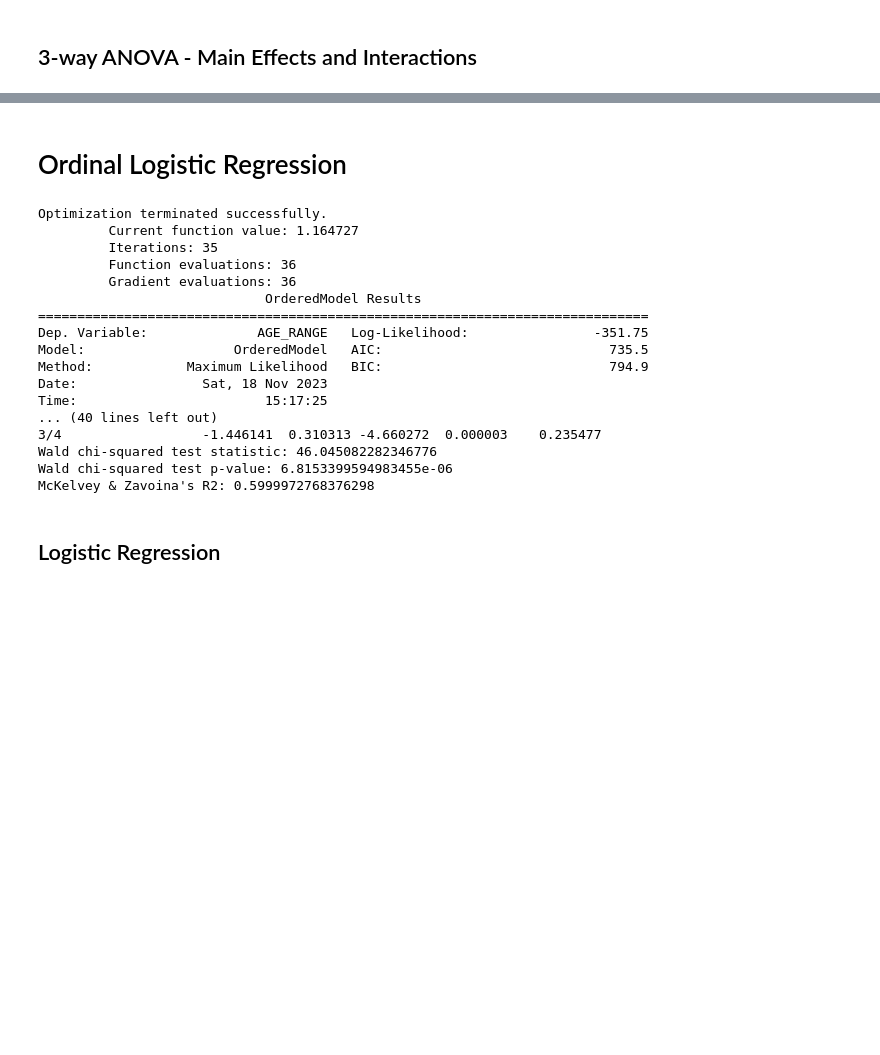
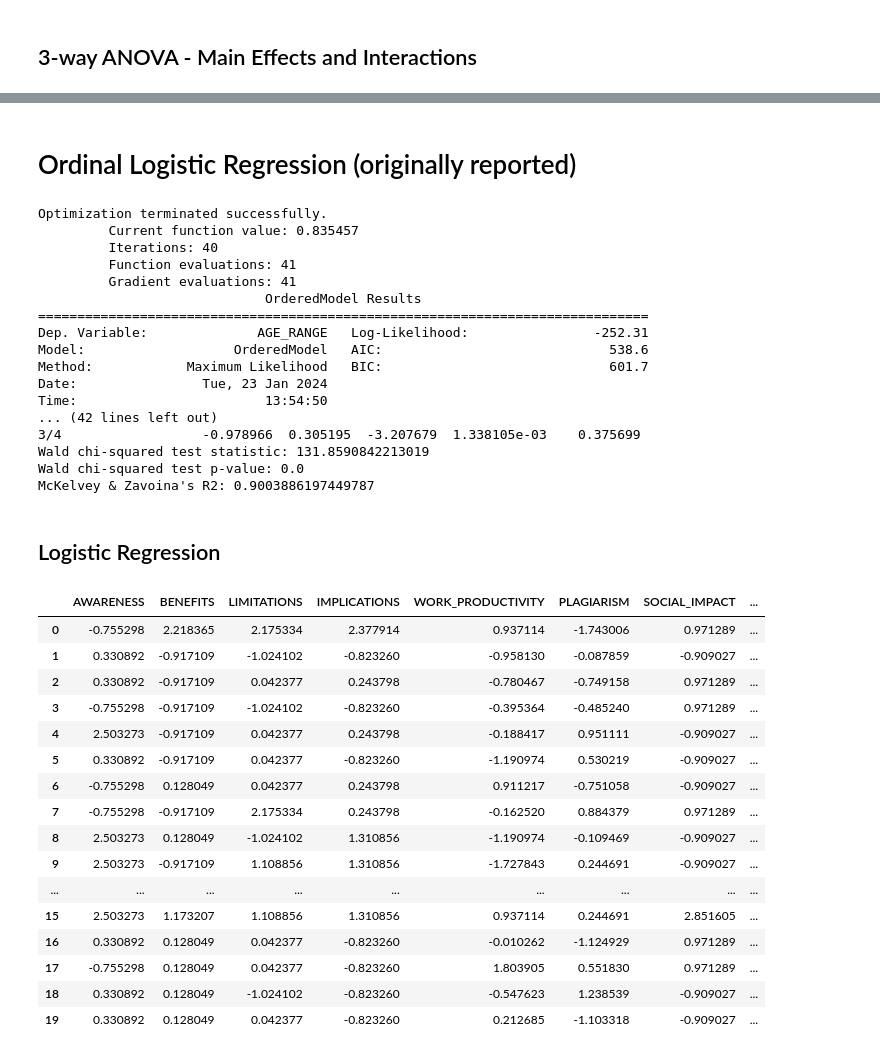
Before and after one commit to cfsarmiento/Early-Perceptions-of-Impact-of-Generative-AI-on-Higher-Education-Research, a Jupyter notebook: ChatGPT_poll_composite_vars_analysis_v2.ipynb, the cells around one changed output, grey strips where cells are left out. Drawn from its saved outputs; the diff is of its cells as text; code cells hidden in the pictures; blank space fills up the shorter version.

```diff
--- a/ChatGPT_poll_composite_vars_analysis_v2.ipynb
+++ b/ChatGPT_poll_composite_vars_analysis_v2.ipynb
@@ -905,33 +900,27 @@ Instructor Student  -0.3101 0.0051 -0.5262 -0.0941   True
 ---------------------------------------------------------
 # %% [markdown]
-# Ordinal Logistic Regression
+# Ordinal Logistic Regression (originally reported)
 # %%
 import statsmodels.api as sm
 from statsmodels.miscmodels.ordinal_model import OrderedModel
 from scipy.stats import chi2
 
-# Create synthetic data
-np.random.seed(0)
-n = 500  # Number of samples
-income = np.random.normal(50000, 10000, n)  # Synthetic income data
-education_level = np.random.choice(['HighSchool', 'Bachelors', 'Masters'], n)  # Synthetic education level data
-age_range = np.random.choice(['18-21', '22-29', '30-41', '42-45', '46+'], n)  # Synthetic age range data
-
 variables = ['AWARENESS', 'BENEFITS', 'LIMITATIONS', 'IMPLICATIONS',
              'WORK_PRODUCTIVITY', 'PLAGIARISM', 'SOCIAL_IMPACT',
-             'HIGHERED_BENEFIT', 'USAGE', 'RESP_USE_TRUST_BENEF', 'TRUST','AGE_RANGE', 'GENDER']
+             'HIGHERED_BENEFIT', 'USAGE', 'RESP_USE_TRUST_BENEF', 'TRUST','AGE_RANGE', 'GENDER', 'OCCUPATION']
 dfolr= result_df[variables]
 
 # Create a DataFrame
 
 dfolr['GENDER']=pd.Categorical(dfolr['GENDER'], categories=['Female', 'Male', 'NB3', 'PNTS'], ordered=False).codes
+dfolr['OCCUPATION'] = pd.Categorical(dfolr['OCCUPATION'], categories=['Student','Instructor'], ordered=False).codes
 dfolr['AGE_RANGE']=pd.Categorical(dfolr['AGE_RANGE'], categories=['18-21', '22-29', '30-41', '42-45', '46+'], ordered=True).codes
 
 # Prepare the data for modeling
 X = dfolr[['AWARENESS', 'BENEFITS', 'LIMITATIONS', 'IMPLICATIONS',
            'WORK_PRODUCTIVITY', 'PLAGIARISM', 'SOCIAL_IMPACT',
            'HIGHERED_BENEFIT', 'USAGE', 'RESP_USE_TRUST_BENEF', 'TRUST',
-           'GENDER']]  # Predictor variables
+           'GENDER', 'OCCUPATION']]  # Predictor variables
 #X = sm.add_constant(X)  # Adding a constant (intercept term)
 y = dfolr['AGE_RANGE']  # Response variable
 
@@ -986,19 +975,19 @@ print(f"McKelvey & Zavoina's R2: {R2_MZ}")
 #print(dfolr.head())
 # %% [output]
 Optimization terminated successfully.
-         Current function value: 1.164727
-         Iterations: 35
-         Function evaluations: 36
-         Gradient evaluations: 36
+         Current function value: 0.835457
+         Iterations: 40
+         Function evaluations: 41
+         Gradient evaluations: 41
                              OrderedModel Results
 ==============================================================================
-Dep. Variable:              AGE_RANGE   Log-Likelihood:                -351.75
-Model:                   OrderedModel   AIC:                             735.5
-Method:            Maximum Likelihood   BIC:                             794.9
-Date:                Sat, 18 Nov 2023
-Time:                        15:17:25
-... (40 lines left out)
-3/4                  -1.446141  0.310313 -4.660272  0.000003    0.235477
-Wald chi-squared test statistic: 46.045082282346776
-Wald chi-squared test p-value: 6.8153399594983455e-06
-McKelvey & Zavoina's R2: 0.5999972768376298
+Dep. Variable:              AGE_RANGE   Log-Likelihood:                -252.31
+Model:                   OrderedModel   AIC:                             538.6
+Method:            Maximum Likelihood   BIC:                             601.7
+Date:                Tue, 23 Jan 2024
+Time:                        13:54:50
+... (42 lines left out)
+3/4                  -0.978966  0.305195  -3.207679  1.338105e-03    0.375699
+Wald chi-squared test statistic: 131.8590842213019
+Wald chi-squared test p-value: 0.0
+McKelvey & Zavoina's R2: 0.9003886197449787
@@ -1005,3 +1067,37 @@ McKelvey & Zavoina's R2: 0.5999972768376298
 # %% [markdown]
 ## Logistic Regression
+# %%
+import pandas as pd
+import numpy as np
+import statsmodels.api as sm
+from scipy.stats import chi2
+
+
+variables = ['AWARENESS', 'BENEFITS', 'LIMITATIONS', 'IMPLICATIONS',
+             'WORK_PRODUCTIVITY', 'PLAGIARISM', 'SOCIAL_IMPACT',
+             'HIGHERED_BENEFIT', 'USAGE', 'RESP_USE_TRUST_BENEF', 'TRUST','AGE_RANGE', 'GENDER', 'OCCUPATION']
+X = result_df[variables].drop('AGE_RANGE', axis=1)
+y=pd.Categorical(result_df['AGE_RANGE'], categories=['18-21', '22-29', '30-41', '42-45', '46+'], ordered=True).codes
+
+# Preprocessing: Create categorical codes for the 'GENDER' and 'AGE_RANGE' columns
+X = pd.get_dummies(X,drop_first=True).copy()
+X.head(20)
+# %% [output]
+|  | AWARENESS | BENEFITS | LIMITATIONS | IMPLICATIONS | WORK_PRODUCTIVITY | PLAGIARISM | SOCIAL_IMPACT | ... |
+| 0 | -0.755298 | 2.218365 | 2.175334 | 2.377914 | 0.937114 | -1.743006 | 0.971289 | ... |
+| 1 | 0.330892 | -0.917109 | -1.024102 | -0.823260 | -0.958130 | -0.087859 | -0.909027 | ... |
+| 2 | 0.330892 | -0.917109 | 0.042377 | 0.243798 | -0.780467 | -0.749158 | 0.971289 | ... |
+| 3 | -0.755298 | -0.917109 | -1.024102 | -0.823260 | -0.395364 | -0.485240 | 0.971289 | ... |
+| 4 | 2.503273 | -0.917109 | 0.042377 | 0.243798 | -0.188417 | 0.951111 | -0.909027 | ... |
+| 5 | 0.330892 | -0.917109 | 0.042377 | -0.823260 | -1.190974 | 0.530219 | -0.909027 | ... |
+| 6 | -0.755298 | 0.128049 | 0.042377 | 0.243798 | 0.911217 | -0.751058 | -0.909027 | ... |
+| 7 | -0.755298 | -0.917109 | 2.175334 | 0.243798 | -0.162520 | 0.884379 | 0.971289 | ... |
+| 8 | 2.503273 | 0.128049 | -1.024102 | 1.310856 | -1.190974 | -0.109469 | -0.909027 | ... |
+| 9 | 2.503273 | -0.917109 | 1.108856 | 1.310856 | -1.727843 | 0.244691 | -0.909027 | ... |
+| ... | ... | ... | ... | ... | ... | ... | ... | ... |
+| 15 | 2.503273 | 1.173207 | 1.108856 | 1.310856 | 0.937114 | 0.244691 | 2.851605 | ... |
+| 16 | 0.330892 | 0.128049 | 0.042377 | -0.823260 | -0.010262 | -1.124929 | 0.971289 | ... |
+| 17 | -0.755298 | 0.128049 | 0.042377 | -0.823260 | 1.803905 | 0.551830 | 0.971289 | ... |
+| 18 | 0.330892 | 0.128049 | -1.024102 | -0.823260 | -0.547623 | 1.238539 | -0.909027 | ... |
+| 19 | 0.330892 | 0.128049 | 0.042377 | -0.823260 | 0.212685 | -1.103318 | -0.909027 | ... |
 # %%
```
Also changed, not shown: parts of 16 cells of this notebook.
